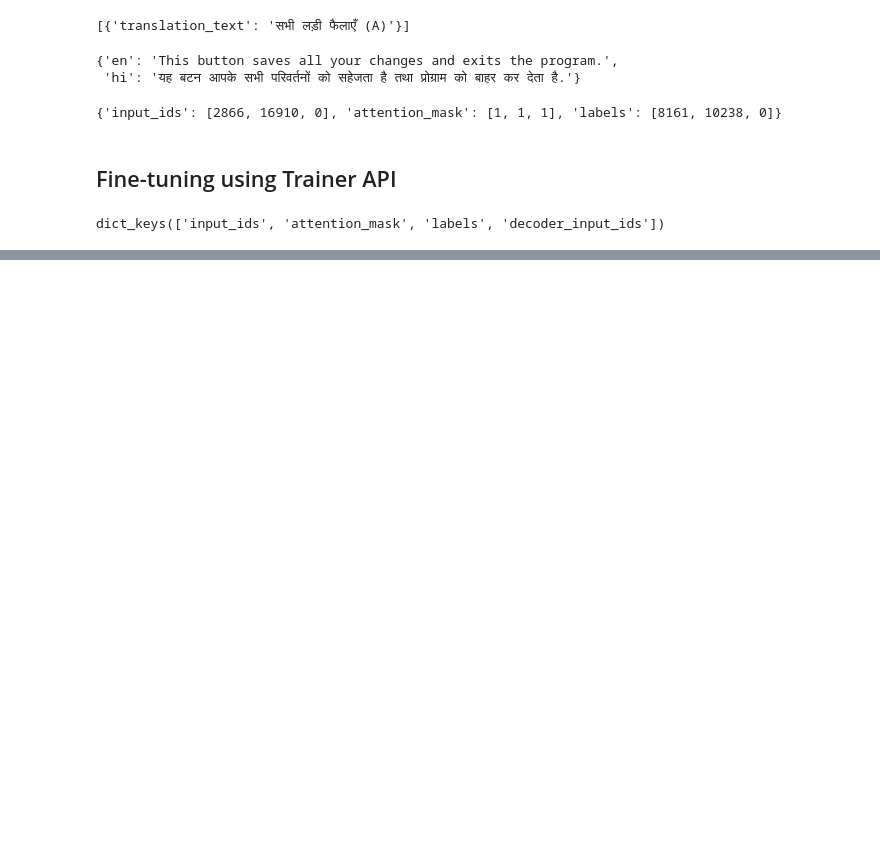
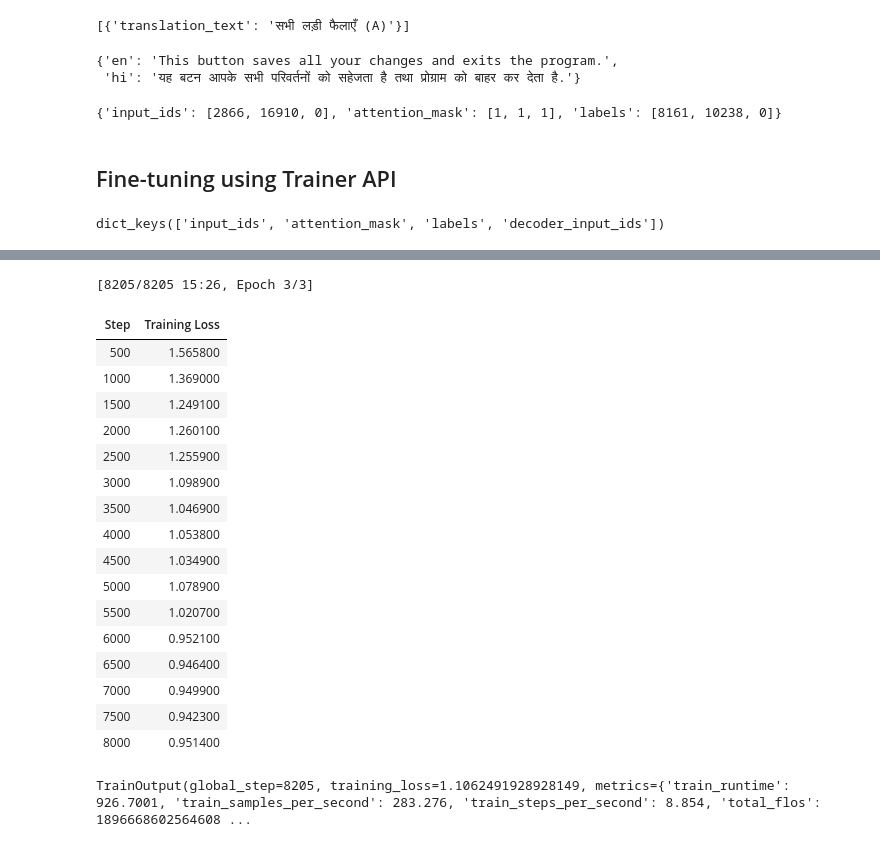
Before and after one commit to nimishsoni/Transformers---HuggingFace, a Jupyter notebook: Translation.ipynb, the cells around one changed output, grey strips where cells are left out. Cells and saved outputs as stored; diff of their text form; code cells hidden in the pictures; blank space fills up the shorter version.

```diff
--- a/Translation.ipynb
+++ b/Translation.ipynb
@@ -124,0 +152,4 @@ dict_keys(['input_ids', 'attention_mask', 'labels', 'decoder_input_ids'])
+# %%
+import evaluate
+
+metric = evaluate.load("sacrebleu")
@@ -124,0 +225,29 @@ dict_keys(['input_ids', 'attention_mask', 'labels', 'decoder_input_ids'])
+# %%
+from transformers import Seq2SeqTrainingArguments
+
+args = Seq2SeqTrainingArguments(
+    f"marian-finetuned-kde4-en-to-hi",
+    evaluation_strategy="no",
+    save_strategy="epoch",
+    learning_rate=2e-5,
+    per_device_train_batch_size=32,
+    per_device_eval_batch_size=64,
+    weight_decay=0.01,
+    save_total_limit=3,
+    num_train_epochs=3,
+    predict_with_generate=True,
+    fp16=True,
+    push_to_hub=True,
+)
+# %%
+from transformers import Seq2SeqTrainer
+
+trainer = Seq2SeqTrainer(
+    model,
+    args,
+    train_dataset=tokenized_datasets["train"],
+    eval_dataset=tokenized_datasets["validation"],
+    data_collator=data_collator,
+    tokenizer=tokenizer,
+    compute_metrics=compute_metrics,
+)
@@ -124,0 +263,22 @@ dict_keys(['input_ids', 'attention_mask', 'labels', 'decoder_input_ids'])
+# %%
+trainer.train()
+# %% [output]
+[8205/8205 15:26, Epoch 3/3]
+| Step | Training Loss |
+| 500 | 1.565800 |
+| 1000 | 1.369000 |
+| 1500 | 1.249100 |
+| 2000 | 1.260100 |
+| 2500 | 1.255900 |
+| 3000 | 1.098900 |
+| 3500 | 1.046900 |
+| 4000 | 1.053800 |
+| 4500 | 1.034900 |
+| 5000 | 1.078900 |
+| 5500 | 1.020700 |
+| 6000 | 0.952100 |
+| 6500 | 0.946400 |
+| 7000 | 0.949900 |
+| 7500 | 0.942300 |
+| 8000 | 0.951400 |
+TrainOutput(global_step=8205, training_loss=1.1062491928928149, metrics={'train_runtime': 926.7001, 'train_samples_per_second': 283.276, 'train_steps_per_second': 8.854, 'total_flos': 1896668602564608 ...
```
Also changed, not shown: parts of 10 cells of this notebook.
